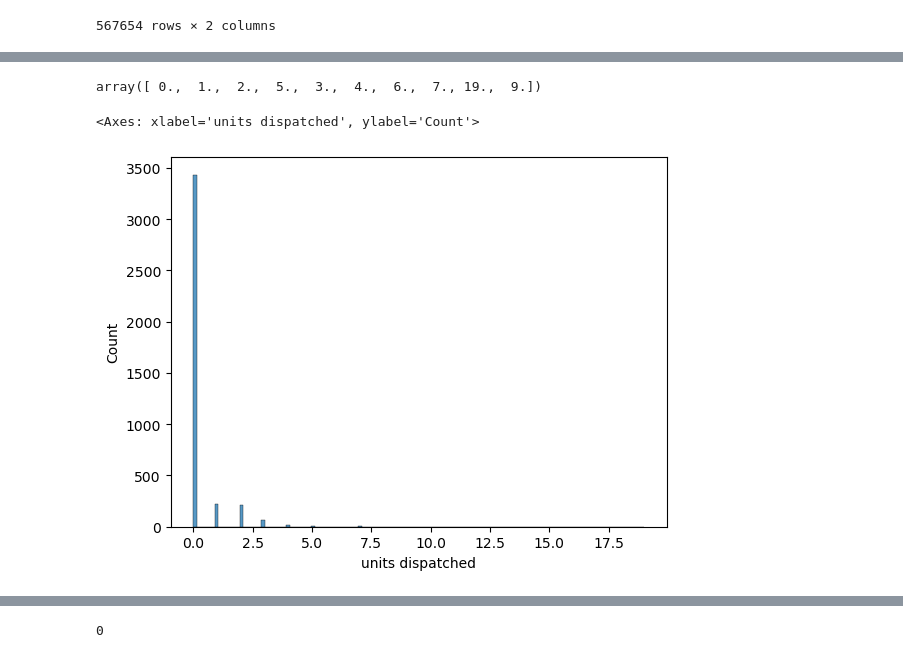
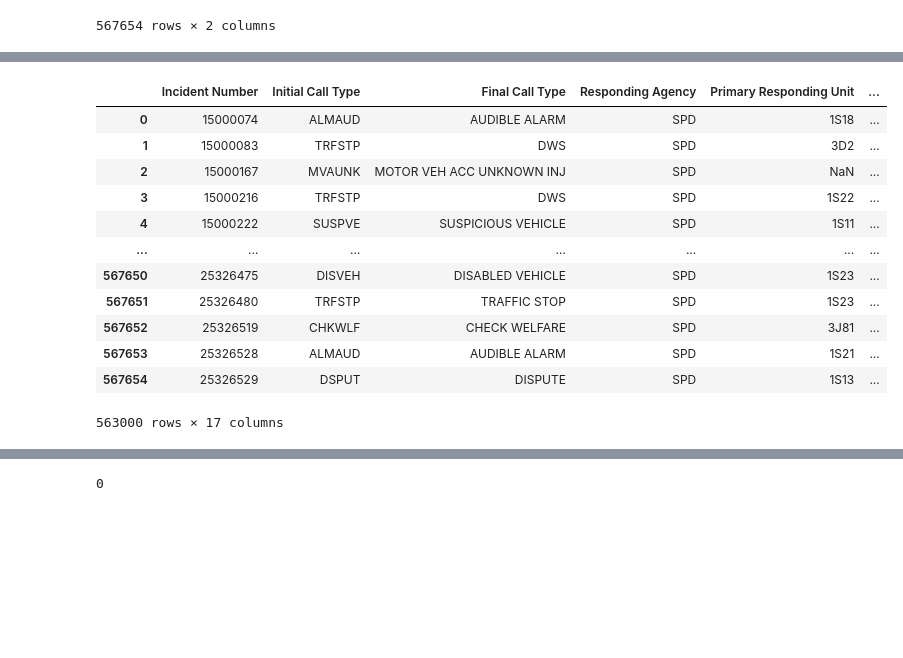
Before and after one commit to vaeryniil/welfare-check-response-analysis, a Jupyter notebook: cleaning/SPR_data_cleaning.ipynb, the cells around one changed output, grey strips where cells are left out. Drawn from its saved outputs; the diff is of its cells as text; code cells hidden in the pictures; blank space fills up the shorter version.

```diff
--- a/cleaning/SPR_data_cleaning.ipynb
+++ b/cleaning/SPR_data_cleaning.ipynb
@@ -211,5 +145,4 @@ SPR_welfare
 # %%
 #Make new columns for month and year, for later grouping
-SPR_welfare['month'] = SPR_welfare['Call Creation Time'].dt.month
-SPR_welfare['year'] = SPR_welfare['Call Creation Time'].dt.year
-SPR_welfare
+SPR['month'] = SPR['Call Creation Time'].dt.month
+SPR['year'] = SPR['Call Creation Time'].dt.year
@@ -230,5 +149,5 @@ SPR_welfare
 # %%
 #Strip whitespace
-SPR_welfare['Primary Responding Unit'] = SPR_welfare['Primary Responding Unit'].str.strip()
-SPR_welfare['prime unit'] = SPR_welfare['prime unit'].str.strip()
-SPR_welfare['units dispatched in order'] = SPR_welfare['units dispatched in order'].str.strip()
+SPR['Primary Responding Unit'] = SPR['Primary Responding Unit'].str.strip()
+SPR['prime unit'] = SPR['prime unit'].str.strip()
+SPR['units dispatched in order'] = SPR['units dispatched in order'].str.strip()
@@ -281,15 +154,12 @@ array(['INFO', 'DDIS', 'DIS ', 'DUP ', 'REL ', 'PDIS', 'UTD ', 'RSLV',
 # %%
 #getting the count of units dispatched
 
-#first, count no_of_units = SPR_welfare['units dispatched in order
-unit_count = SPR_welfare['units dispatched in order'].str.count(",") + 1
+#first, count number of units
+unit_count = SPR['units dispatched in order'].str.count(",") + 1
 
 
 #second, make new column
-SPR_welfare['units dispatched'] = unit_count
+SPR['units dispatched'] = unit_count
 
-#third, convert NA values to ''
-SPR_welfare['units dispatched'] = SPR_welfare['units dispatched'].fillna(0)
-
-
-SPR_welfare
+#third, convert NA values to zeros
+SPR['units dispatched'] = SPR['units dispatched'].fillna(0)
@@ -339,12 +166,18 @@ See the caveats in the documentation: https://pandas.pydata.org/pandas-docs/stab
-# %%
-nullprime['units dispatched'].unique()
-# %% [output]
-array([ 0.,  1.,  2.,  5.,  3.,  4.,  6.,  7., 19.,  9.])
-# %%
-sns.histplot(data=nullprime,x = 'units dispatched')
-# %% [output]
-<Axes: xlabel='units dispatched', ylabel='Count'>
-[figure, removed]
 # %%
 #dropping rows where the primeunit is a null value and more than 0 units were dispatched
-SPR_welfare = SPR_welfare[(SPR_welfare['Primary Responding Unit'].notna()) | (SPR_welfare['units dispatched'] == 0.)]
+SPR = SPR[(SPR['Primary Responding Unit'].notna()) | (SPR['units dispatched'] == 0.)]
+SPR
+# %% [output]
+|  | Incident Number | Initial Call Type | Final Call Type | Responding Agency | Primary Responding Unit | ... |
+| 0 | 15000074 | ALMAUD | AUDIBLE ALARM | SPD | 1S18 | ... |
+| 1 | 15000083 | TRFSTP | DWS | SPD | 3D2 | ... |
+| 2 | 15000167 | MVAUNK | MOTOR VEH ACC UNKNOWN INJ | SPD | NaN | ... |
+| 3 | 15000216 | TRFSTP | DWS | SPD | 1S22 | ... |
+| 4 | 15000222 | SUSPVE | SUSPICIOUS VEHICLE | SPD | 1S11 | ... |
+| ... | ... | ... | ... | ... | ... | ... |
+| 567650 | 25326475 | DISVEH | DISABLED VEHICLE | SPD | 1S23 | ... |
+| 567651 | 25326480 | TRFSTP | TRAFFIC STOP | SPD | 1S23 | ... |
+| 567652 | 25326519 | CHKWLF | CHECK WELFARE | SPD | 3J81 | ... |
+| 567653 | 25326528 | ALMAUD | AUDIBLE ALARM | SPD | 1S21 | ... |
+| 567654 | 25326529 | DSPUT | DISPUTE | SPD | 1S13 | ... |
+563000 rows × 17 columns
```
Also changed, not shown: parts of 26 cells of this notebook, 2 other files.
